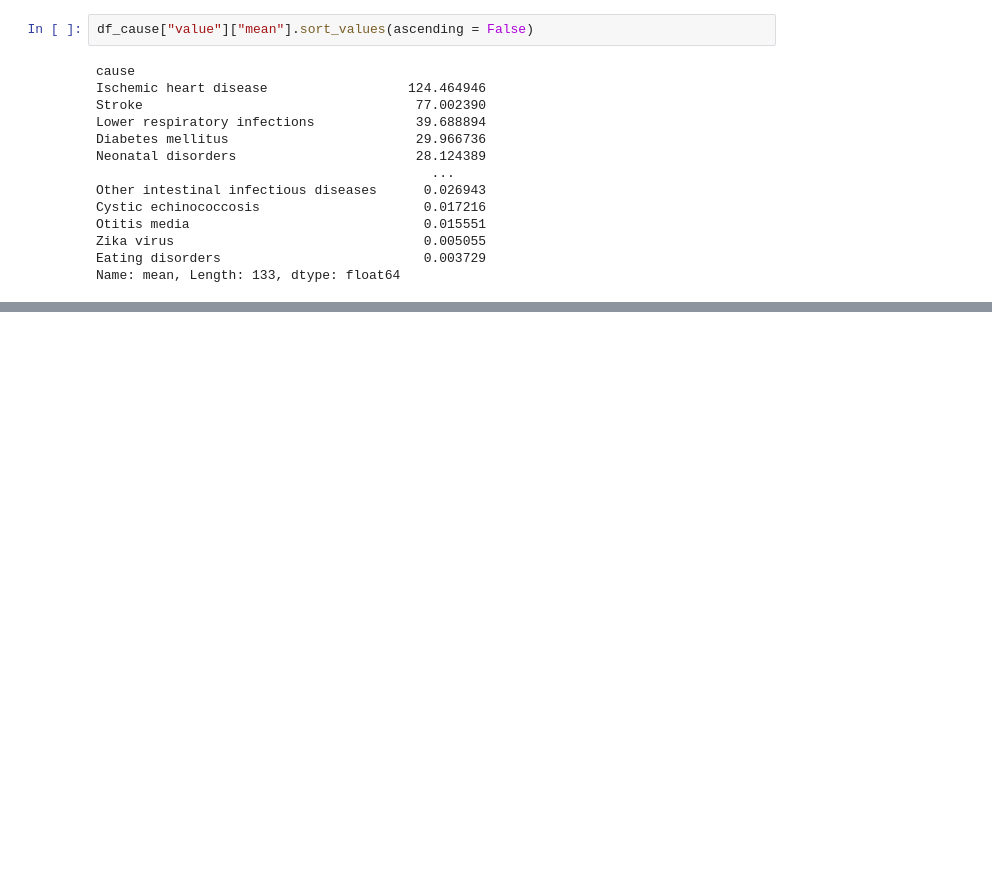
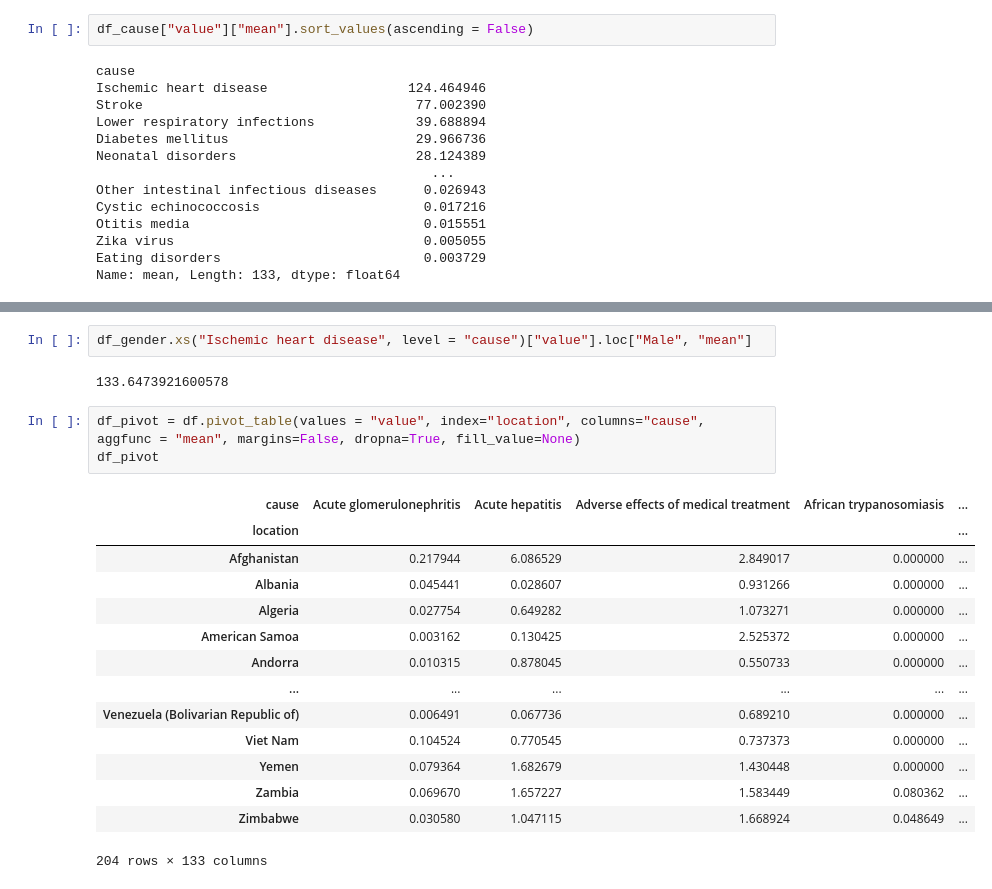
Before and after one commit to SergeyMyssak/RE-2022, a Jupyter notebook: pandas-1/RE-2022.ipynb, the cells around one changed output, grey strips where cells are left out. Drawn from its saved outputs; the diff is of its cells as text; blank space fills up the shorter version.

```diff
--- a/pandas-1/RE-2022.ipynb
+++ b/pandas-1/RE-2022.ipynb
@@ -572,0 +601,22 @@ Name: mean, Length: 133, dtype: float64
+# %%
+df_gender.xs("Ischemic heart disease", level = "cause")["value"].loc["Male", "mean"]
+# %% [output]
+133.6473921600578
+# %%
+df_pivot = df.pivot_table(values = "value", index="location", columns="cause", aggfunc = "mean", margins=False, dropna=True, fill_value=None)
+df_pivot
+# %% [output]
+| cause | Acute glomerulonephritis | Acute hepatitis | Adverse effects of medical treatment | African trypanosomiasis | ... |
+| location |  |  |  |  | ... |
+| Afghanistan | 0.217944 | 6.086529 | 2.849017 | 0.000000 | ... |
+| Albania | 0.045441 | 0.028607 | 0.931266 | 0.000000 | ... |
+| Algeria | 0.027754 | 0.649282 | 1.073271 | 0.000000 | ... |
+| American Samoa | 0.003162 | 0.130425 | 2.525372 | 0.000000 | ... |
+| Andorra | 0.010315 | 0.878045 | 0.550733 | 0.000000 | ... |
+| ... | ... | ... | ... | ... | ... |
+| Venezuela (Bolivarian Republic of) | 0.006491 | 0.067736 | 0.689210 | 0.000000 | ... |
+| Viet Nam | 0.104524 | 0.770545 | 0.737373 | 0.000000 | ... |
+| Yemen | 0.079364 | 1.682679 | 1.430448 | 0.000000 | ... |
+| Zambia | 0.069670 | 1.657227 | 1.583449 | 0.080362 | ... |
+| Zimbabwe | 0.030580 | 1.047115 | 1.668924 | 0.048649 | ... |
+204 rows × 133 columns
```
Also changed, not shown: parts of 9 cells of this notebook, 4 other files.
